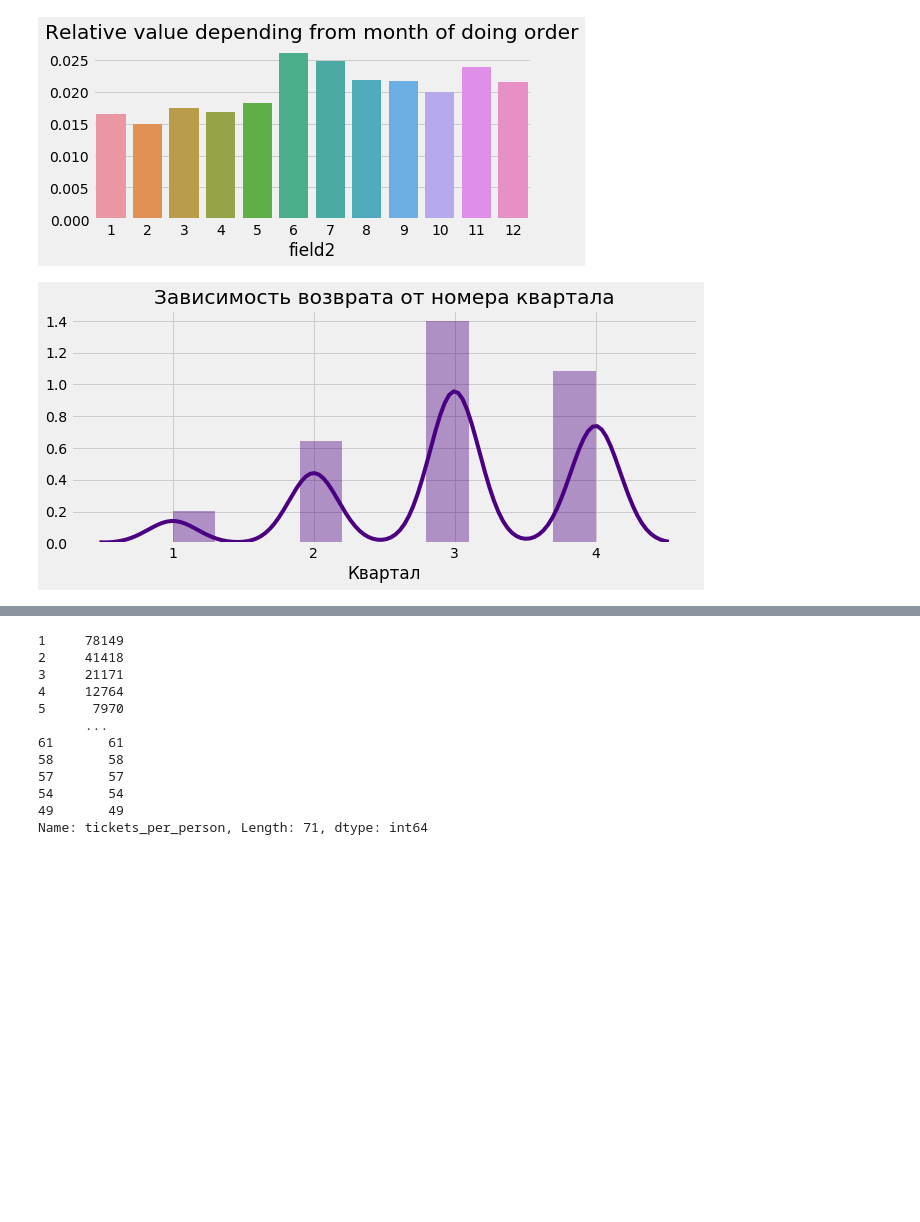
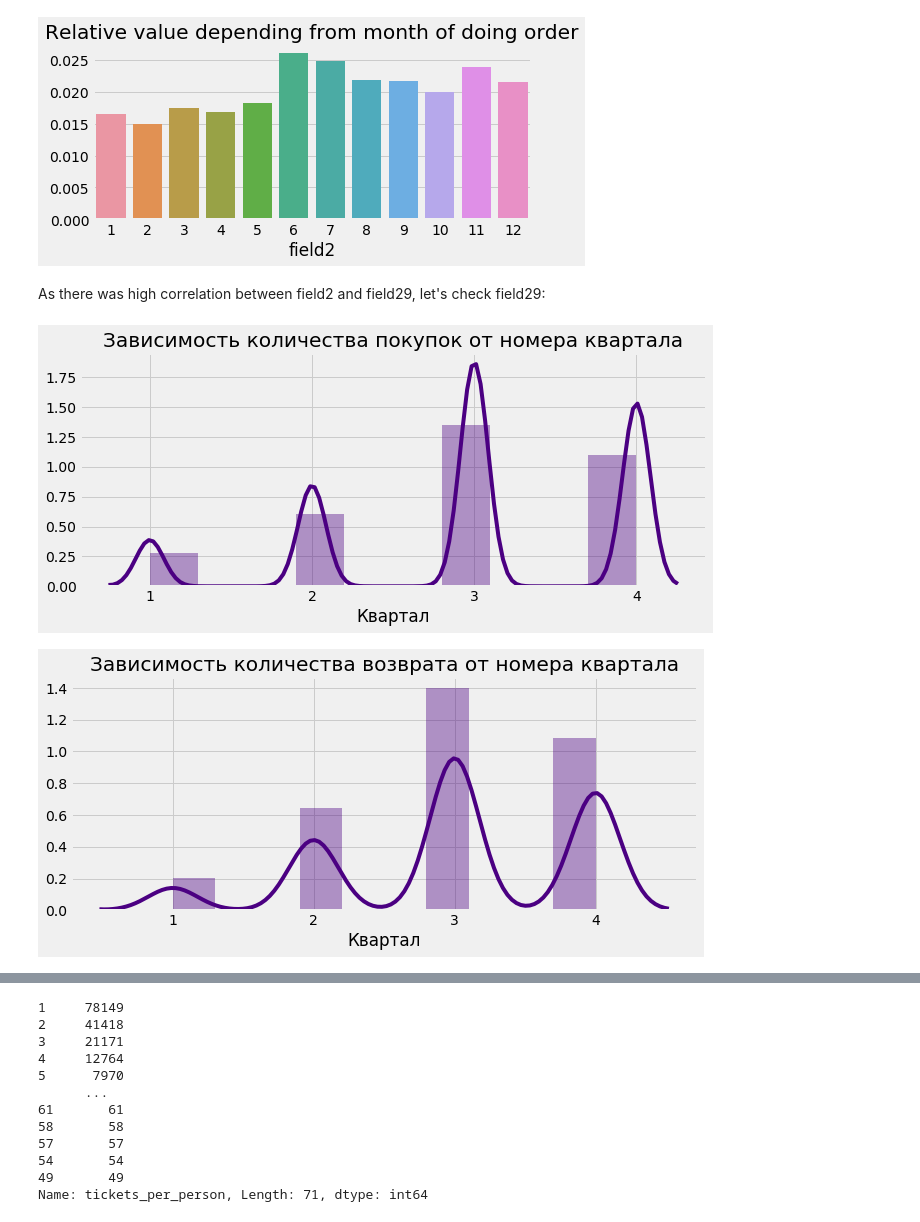
Before and after one commit to annenkova97/Intro2DS, a Jupyter notebook: final_project/project.ipynb, the cells around one changed output, grey strips where cells are left out. Saved outputs shown, nothing was run; the diff lists cells and outputs as text; code cells hidden in the pictures; blank space fills up the shorter version.

```diff
--- a/final_project/project.ipynb
+++ b/final_project/project.ipynb
@@ -196,11 +212,20 @@ sns.barplot(df.field2, perc_month2, ax=ax);
 # %% [output]
 [figure]
 [figure]
+# %% [markdown]
+As there was high correlation between field2 and field29, let's check field29:
 # %%
 plt.figure(figsize=(10, 4))
-sns.distplot(df.field29[df['goal1'] == 1],  kde=True, color = 'indigo',bins = 10)
-plt.title('Зависимость возврата от номера квартала')
+sns.distplot(df.field29,  kde=True, color = 'indigo',bins = 10)
+plt.title('Зависимость количества покупок от номера квартала')
 plt.xlabel('Квартал')
 plt.xticks(df.field29.unique());
+
+plt.figure(figsize=(10, 4))
+sns.distplot(df.field29[df['goal1'] == 1],  kde=True, color = 'indigo',bins = 10)
+plt.title('Зависимость количества возврата от номера квартала')
+plt.xlabel('Квартал')
+plt.xticks(df.field29.unique());
 # %% [output]
-[figure, old version]
+[figure, new version]
+[figure, added]
```
Also changed, not shown: parts of 60 cells of this notebook, 6 other files.
